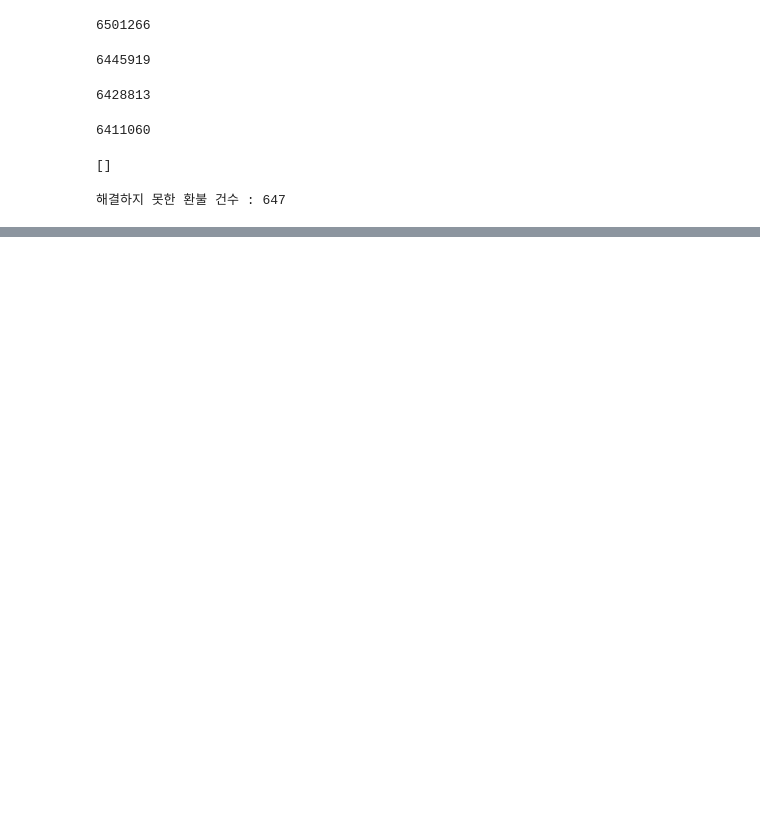
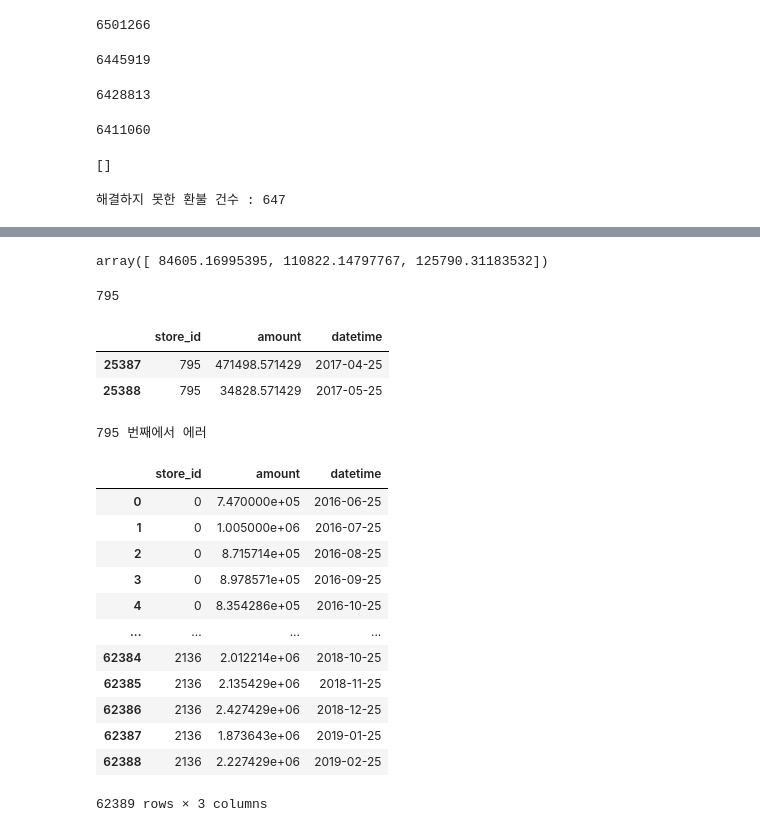
Before and after one commit to signature95/ubion_deeplearning, a Jupyter notebook: Code/JH_PreprossingData.ipynb, the cells around one changed output, grey strips where cells are left out. Saved outputs shown, nothing was run; the diff lists cells and outputs as text; code cells hidden in the pictures; blank space fills up the shorter version.

```diff
--- a/Code/JH_PreprossingData.ipynb
+++ b/Code/JH_PreprossingData.ipynb
@@ -117,0 +248,11 @@ print("해결하지 못한 환불 건수 : {case}".format(case = len(dataset) -
+# %%
+n_store = 0
+for i in finalset['store_id'].unique()[30:]:
+    subset_5 = finalset[finalset['store_id'] == i].tail(1)
+    if finalset['datetime'][32] != subset_5['datetime'].values:
+        print(i,"번째 가게는 최근 30일 간의 매출이 없습니다.")
+        print(subset_5)
+        n_store += 1
+    else:
+        pass
+print(n_store,"의 가게가 최근 매출이 없습니다.")
@@ -117,0 +277,51 @@ print("해결하지 못한 환불 건수 : {case}".format(case = len(dataset) -
+# %%
+series  = finalset.loc[finalset['store_id'] == 100]
+model = auto_arima(np.array(series['amount']), start_p=0, start_q=0,supress_warnings=False)
+# model_fit = model.fit(trend='c',full_output=True, disp=1)
+forecast_data = model.predict(n_periods=3)
+forecast_data
+# %% [output]
+array([ 84605.16995395, 110822.14797767, 125790.31183532])
+# %%
+finalset['store_id'].unique()[742]
+# %% [output]
+795
+# %%
+finalset[finalset['store_id'] == 795]
+# %% [output]
+|  | store_id | amount | datetime |
+| 25387 | 795 | 471498.571429 | 2017-04-25 |
+| 25388 | 795 | 34828.571429 | 2017-05-25 |
+# %%
+for i in tqdm(finalset['store_id'].unique()[741:744]):
+    try:
+        series  = finalset.loc[finalset['store_id'] == i]
+        model = auto_arima(np.array(series['amount']), start_p=0, start_q=0,supress_warnings=False)
+        # model_fit = model.fit(trend='c',full_output=True, disp=1)
+        forecast_data = model.predict(n_periods=3)
+
+        subset_4 = pd.DataFrame(data={'store_id': [],'amount' : [],'datetime' : []})
+        subset_4 = subset_4.append({'amount' : forecast_data.tolist()[0], 'datetime' : '2019-03-25'},  ignore_index=True)
+        subset_4 = subset_4.append({'amount' : forecast_data.tolist()[1], 'datetime' : '2019-04-25'},  ignore_index=True)
+        subset_4 = subset_4.append({'amount' : forecast_data.tolist()[2], 'datetime' : '2019-05-25'},  ignore_index=True)
+        subset_4['store_id'] = i
+        finalset = pd.concat([finalset, subset_4], axis = 0)
+        finalset = finalset.sort_values(by=['store_id','datetime']).reset_index(drop = True)
+    except:
+        print(i,'번째에서 에러')
+finalset
+# %% [output]
+795 번째에서 에러
+|  | store_id | amount | datetime |
+| 0 | 0 | 7.470000e+05 | 2016-06-25 |
+| 1 | 0 | 1.005000e+06 | 2016-07-25 |
+| 2 | 0 | 8.715714e+05 | 2016-08-25 |
+| 3 | 0 | 8.978571e+05 | 2016-09-25 |
+| 4 | 0 | 8.354286e+05 | 2016-10-25 |
+| ... | ... | ... | ... |
+| 62384 | 2136 | 2.012214e+06 | 2018-10-25 |
+| 62385 | 2136 | 2.135429e+06 | 2018-11-25 |
+| 62386 | 2136 | 2.427429e+06 | 2018-12-25 |
+| 62387 | 2136 | 1.873643e+06 | 2019-01-25 |
+| 62388 | 2136 | 2.227429e+06 | 2019-02-25 |
+62389 rows × 3 columns
```
Also changed, not shown: parts of 16 cells of this notebook.
